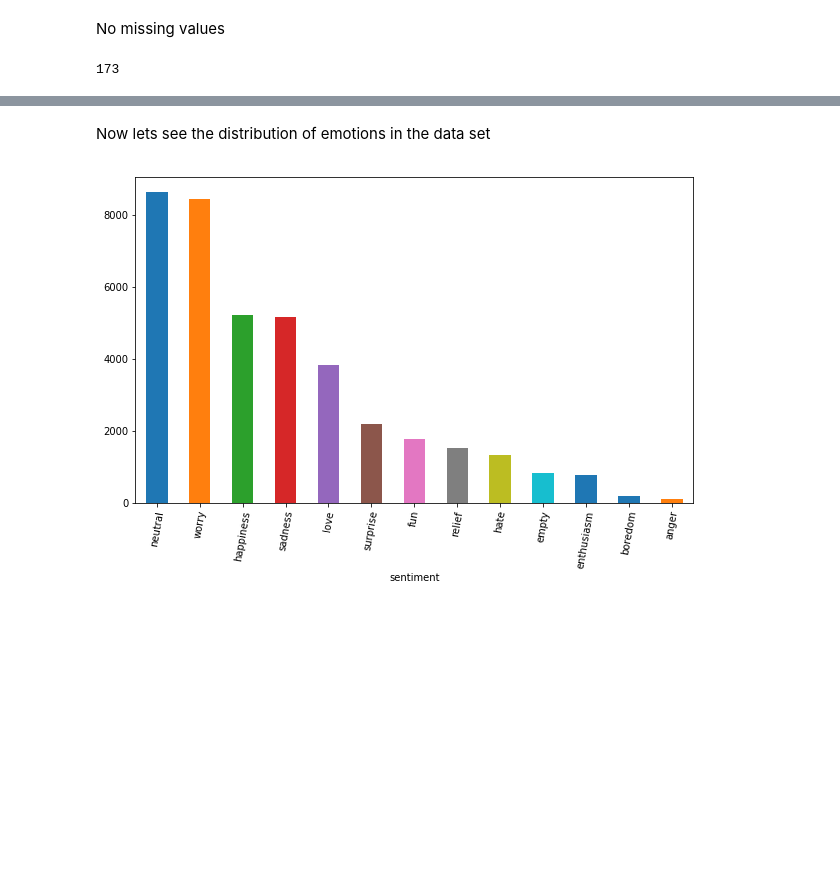
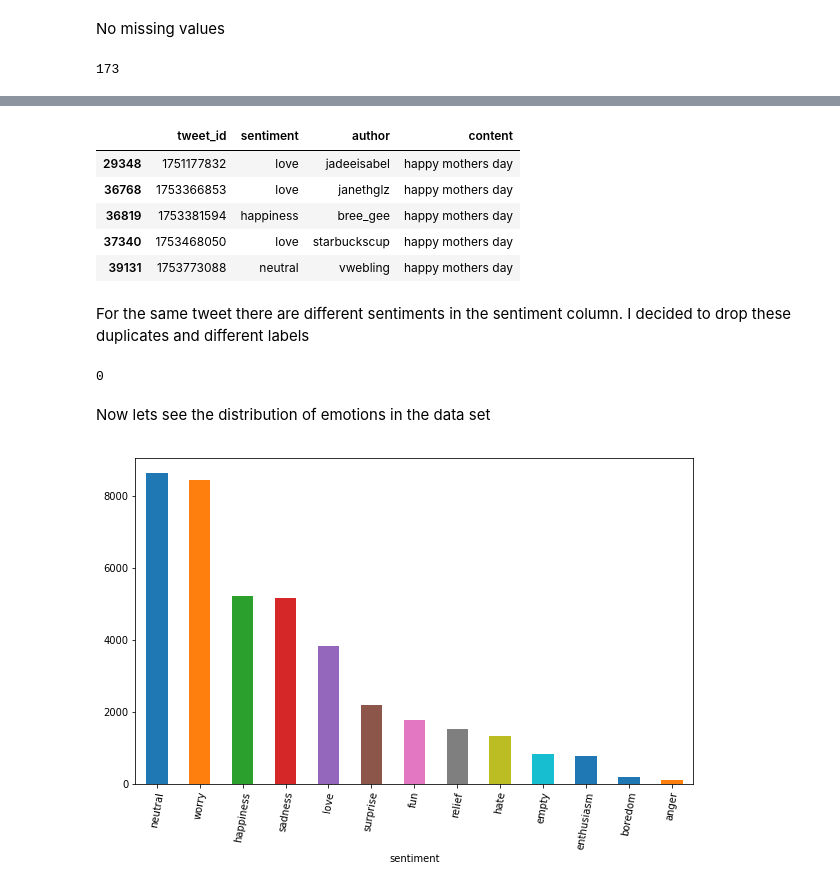
Before and after one commit to kaganilter/PROJECTS, a Jupyter notebook: CAPSTONE PROJECT-2/Twitter Data_Emotions.ipynb, the cells around one changed output, grey strips where cells are left out. Drawn from its saved outputs; the diff is of its cells as text; code cells hidden in the pictures; blank space fills up the shorter version.

```diff
--- a/CAPSTONE PROJECT-2/Twitter Data_Emotions.ipynb
+++ b/CAPSTONE PROJECT-2/Twitter Data_Emotions.ipynb
@@ -122 +161,12 @@ df.content.duplicated().sum()
+# %%
+df[df.content=='happy mothers day']
+# %% [output]
+|  | tweet_id | sentiment | author | content |
+| 29348 | 1751177832 | love | jadeeisabel | happy mothers day |
+| 36768 | 1753366853 | love | janethglz | happy mothers day |
+| 36819 | 1753381594 | happiness | bree_gee | happy mothers day |
+| 37340 | 1753468050 | love | starbuckscup | happy mothers day |
+| 39131 | 1753773088 | neutral | vwebling | happy mothers day |
+# %% [markdown]
+For the same tweet there are different sentiments in the sentiment column. I decided to drop these duplicates and different labels
 # %%
@@ -124,3 +174,7 @@ df=df.drop_duplicates()
+# %%
+df.content.duplicated().sum()
+# %% [output]
+0
 # %% [markdown]
 Now lets see the distribution of emotions in the data set
 # %%
```
Also changed, not shown: parts of 12 cells of this notebook.
